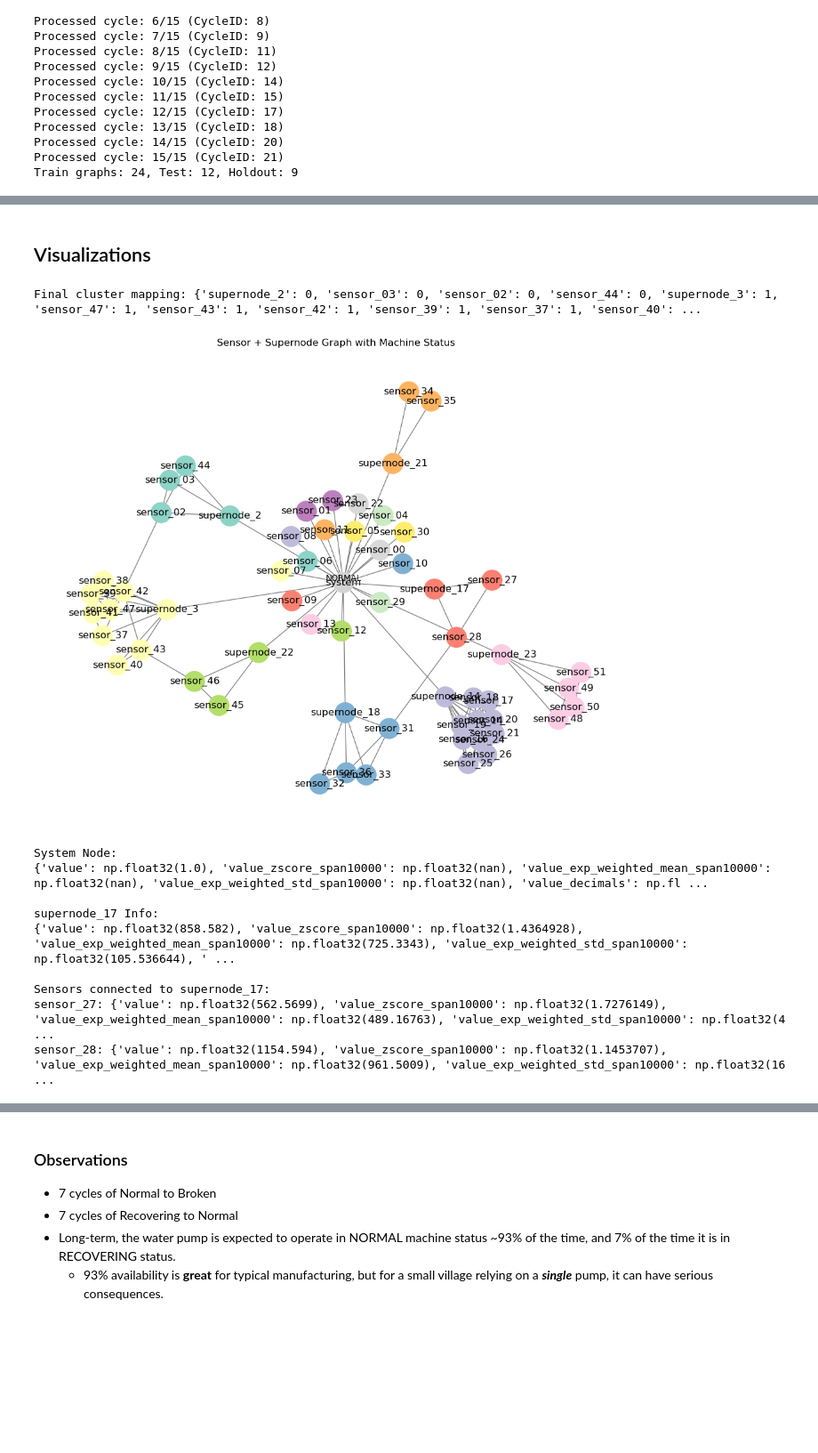
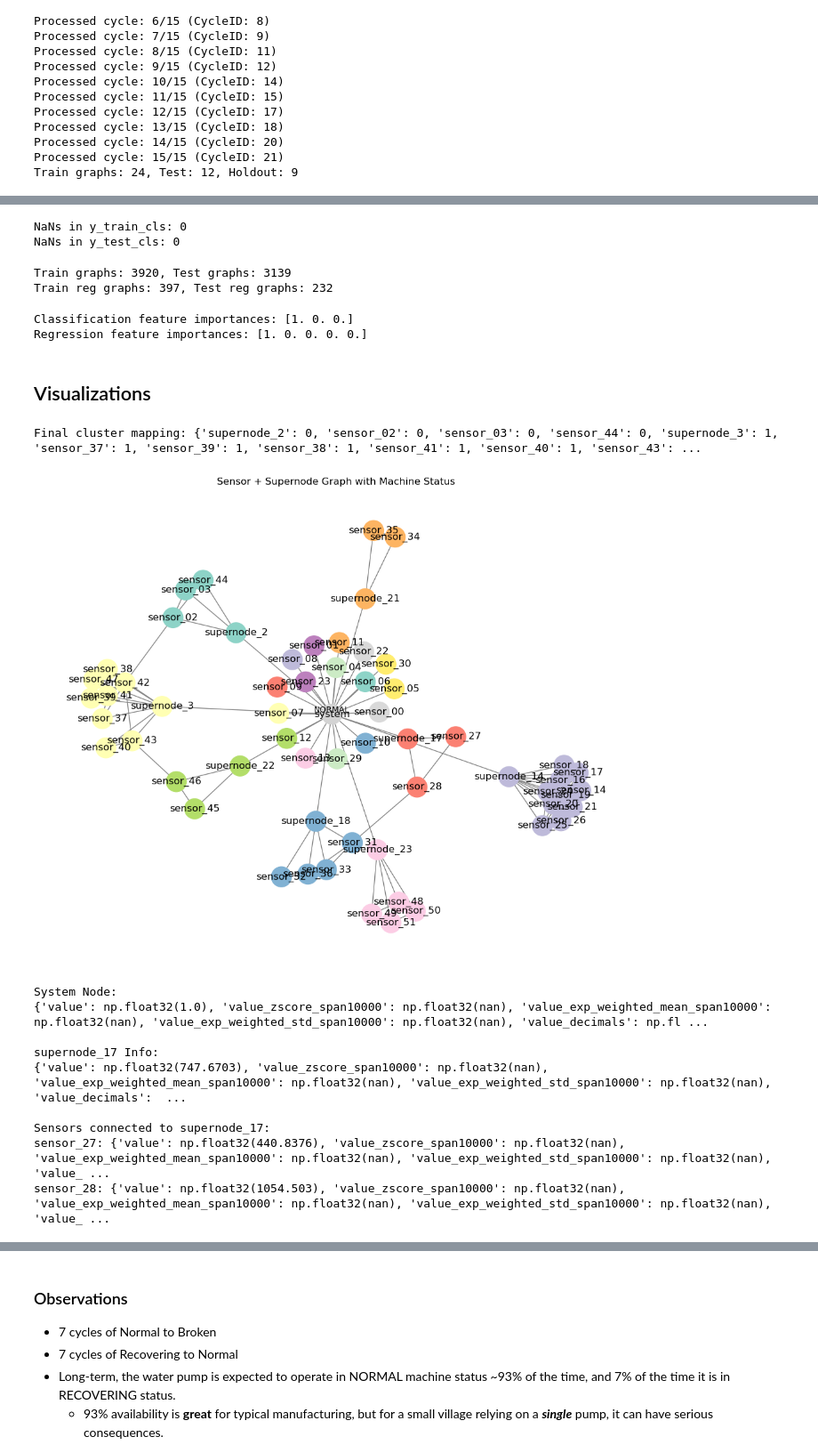
Before and after one commit to jrwoodwa/graph-based-predictive-maintenance, a Jupyter notebook: PredictiveMaintenance.ipynb, the cells around one changed output, grey strips where cells are left out. Shown at 89% size. Saved outputs shown, nothing was run; the diff lists cells and outputs as text; code cells hidden in the pictures; blank space fills up the shorter version.

```diff
--- a/PredictiveMaintenance.ipynb
+++ b/PredictiveMaintenance.ipynb
@@ -1036,0 +1094,8 @@ Train graphs: 24, Test: 12, Holdout: 9
+# %%
+import torch
+import os
+
+# Later, reload them
+train_graphs = torch.load("graph_data/0_train.pt", weights_only=False)
+test_graphs  = torch.load("graph_data/1_test.pt", weights_only=False)
+holdout_graphs = torch.load("graph_data/2_holdout.pt", weights_only=False)
@@ -1036,0 +1300,6 @@ Train graphs: 24, Test: 12, Holdout: 9
+# %%
+print("NaNs in y_train_cls:", np.isnan(y_train_cls).sum())
+print("NaNs in y_test_cls:", np.isnan(y_test_cls).sum())
+# %% [output]
+NaNs in y_train_cls: 0
+NaNs in y_test_cls: 0
@@ -1037,3 +1325,20 @@ Train graphs: 24, Test: 12, Holdout: 9
+# %%
+print(f"Train graphs: {len(X_train)}, Test graphs: {len(X_test)}")
+print(f"Train reg graphs: {len(X_train_reg)}, Test reg graphs: {len(X_test_reg)}")
+# %% [output]
+Train graphs: 3920, Test graphs: 3139
+Train reg graphs: 397, Test reg graphs: 232
+# %%
+# Classification feature importances
+print("Classification feature importances:", clf.feature_importances_)
+
+# Classification feature importances: [1. 0. 0. 0. 0. 0.]
+
+# Regression feature importances
+print("Regression feature importances:", reg.feature_importances_)
+# %% [output]
+Classification feature importances: [1. 0. 0.]
+Regression feature importances: [1. 0. 0. 0. 0.]
 # %% [markdown]
 ## Visualizations
 # %%
@@ -1041,7 +1346,7 @@ import networkx as nx
 from torch_geometric.utils import to_networkx
 import numpy as np
 
-data = train_graphs[2]
+data = test_graphs[2]
 
 # ---------------------
 # 0. Prepare sensor index map for correlation lookup
@@ -1088,42 +1393,42 @@ print("Final cluster mapping:", cluster_map)
 # ---------------------
 for i, name in enumerate(data.node_name):
     ntype = data.node_type[i].item()
     feat_values = data.x[i].numpy()  # node features as numpy array
     for j, suffix in enumerate(feature_suffixes):
         G.nodes[name][suffix.strip('_')] = feat_values[j]
     G.nodes[name]['node_type'] = ntype
 
 # ---------------------
 # 3b. Add edge weights based on correlation
 # ---------------------
 for u, v in G.edges():
     # system or supernode edges → keep weight = 1.0
     if u == "system" or v == "system" or u.startswith("supernode_") or v.startswith("supernode_"):
         G.edges[u, v]['weight'] = 1.0
     else:
         # both are sensor nodes, lookup correlation
         i, j = sensor_idx_map[u], sensor_idx_map[v]
         corr_val = corr_matrix[i, j] if not np.isnan(corr_matrix[i, j]) else 0.0
         G.edges[u, v]['weight'] = float(corr_val)
 
 # ---------------------
 # 4. Pick row for visualization
 # ---------------------
-row_idx = df_sensor.index[df_sensor['CycleID'] == data.cycle_id][2]
+row_idx = df_sensor.index[df_sensor['CycleID'] == data.cycle_id][0]
 
 # ---------------------
 # 5. Visualize
 # ---------------------
 visualize_sensor_graph(G, cluster_map, df_sensor, row_idx=row_idx)
 # %% [output]
-Final cluster mapping: {'supernode_2': 0, 'sensor_03': 0, 'sensor_02': 0, 'sensor_44': 0, 'supernode_3': 1, 'sensor_47': 1, 'sensor_43': 1, 'sensor_42': 1, 'sensor_39': 1, 'sensor_37': 1, 'sensor_40': ...
+Final cluster mapping: {'supernode_2': 0, 'sensor_02': 0, 'sensor_03': 0, 'sensor_44': 0, 'supernode_3': 1, 'sensor_37': 1, 'sensor_39': 1, 'sensor_38': 1, 'sensor_41': 1, 'sensor_40': 1, 'sensor_43': ...
-[figure, old version]
+[figure, new version]
 System Node:
 {'value': np.float32(1.0), 'value_zscore_span10000': np.float32(nan), 'value_exp_weighted_mean_span10000': np.float32(nan), 'value_exp_weighted_std_span10000': np.float32(nan), 'value_decimals': np.fl ...
 
 supernode_17 Info:
-{'value': np.float32(858.582), 'value_zscore_span10000': np.float32(1.4364928), 'value_exp_weighted_mean_span10000': np.float32(725.3343), 'value_exp_weighted_std_span10000': np.float32(105.536644), ' ...
+{'value': np.float32(747.6703), 'value_zscore_span10000': np.float32(nan), 'value_exp_weighted_mean_span10000': np.float32(nan), 'value_exp_weighted_std_span10000': np.float32(nan), 'value_decimals':  ...
 
 Sensors connected to supernode_17:
-sensor_27: {'value': np.float32(562.5699), 'value_zscore_span10000': np.float32(1.7276149), 'value_exp_weighted_mean_span10000': np.float32(489.16763), 'value_exp_weighted_std_span10000': np.float32(4 ...
-sensor_28: {'value': np.float32(1154.594), 'value_zscore_span10000': np.float32(1.1453707), 'value_exp_weighted_mean_span10000': np.float32(961.5009), 'value_exp_weighted_std_span10000': np.float32(16 ...
+sensor_27: {'value': np.float32(440.8376), 'value_zscore_span10000': np.float32(nan), 'value_exp_weighted_mean_span10000': np.float32(nan), 'value_exp_weighted_std_span10000': np.float32(nan), 'value_ ...
+sensor_28: {'value': np.float32(1054.503), 'value_zscore_span10000': np.float32(nan), 'value_exp_weighted_mean_span10000': np.float32(nan), 'value_exp_weighted_std_span10000': np.float32(nan), 'value_ ...
```
Also changed, not shown: parts of 21 cells of this notebook, 49 other files.
